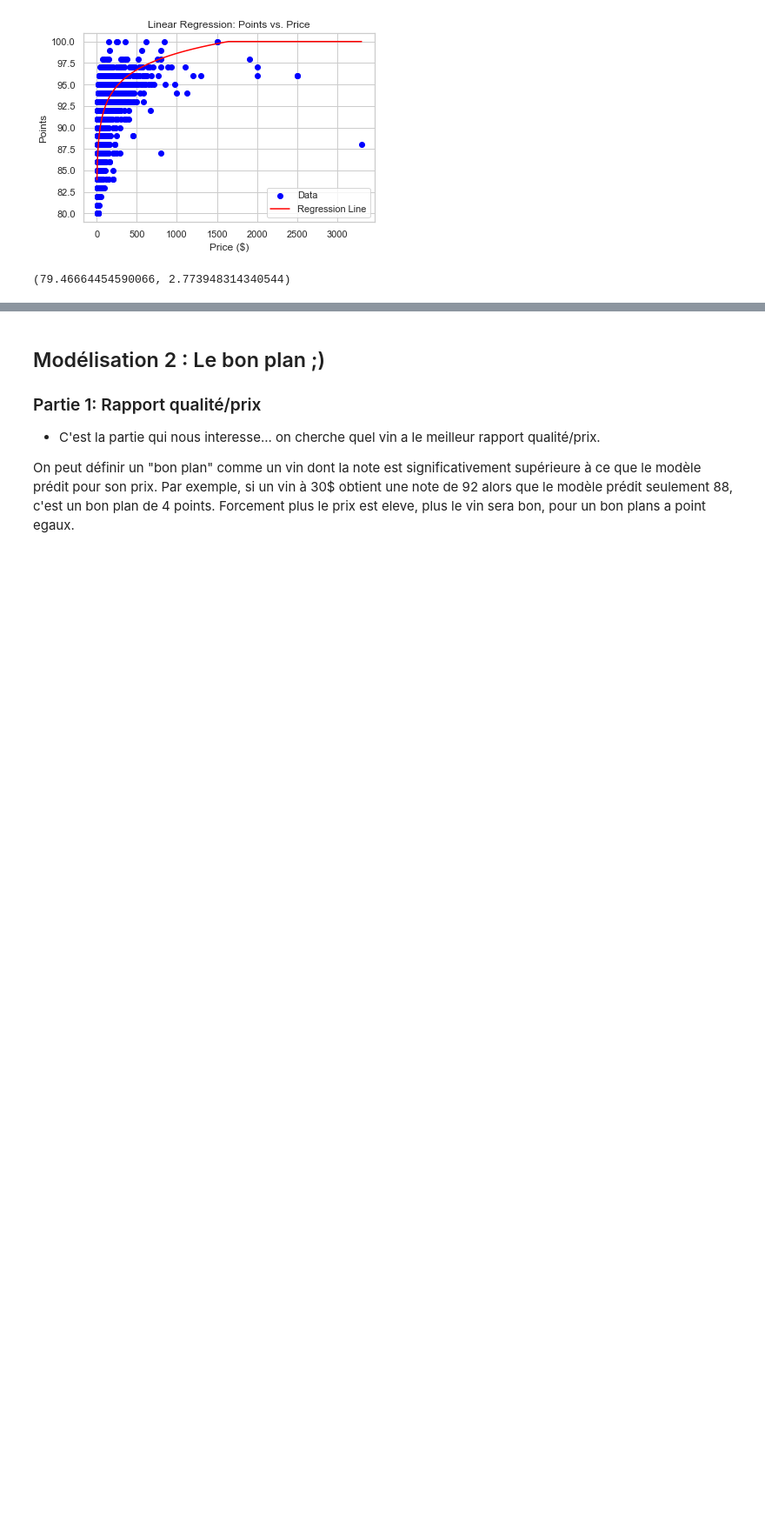
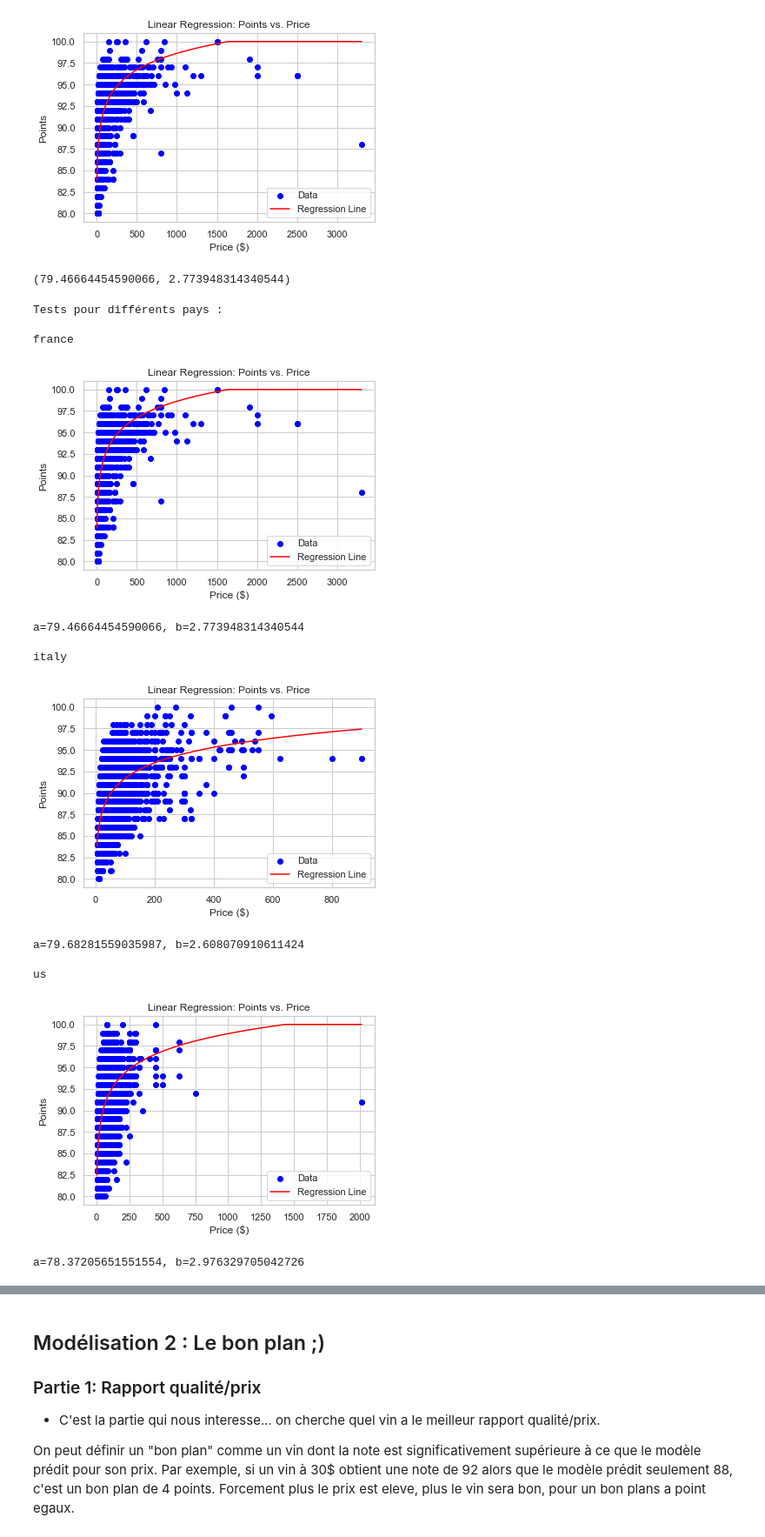
Before and after one commit to Tritri178/projet-data-2, a Jupyter notebook: notebook.ipynb, the cells around one changed output, grey strips where cells are left out. Shown at 87% size. Drawn from its saved outputs; the diff is of its cells as text; code cells hidden in the pictures; blank space fills up the shorter version.

```diff
--- a/notebook.ipynb
+++ b/notebook.ipynb
@@ -228,3 +229,33 @@ origine(data,pays,province)
 # %% [output]
 [figure]
 (79.46664454590066, 2.773948314340544)
+# %%
+print("Tests pour différents pays :")
+print()
+
+print('france')
+a,b =origine(data,"France")
+print(f'a={a}, b={b}')
+print()
+
+print('italy')
+a,b =origine(data,"Italy")
+print(f'a={a}, b={b}')
+print()
+print('us')
+a,b =origine(data,"US")
+print(f'a={a}, b={b}')
+# %% [output]
+Tests pour différents pays :
+
+france
+[figure, added]
+a=79.46664454590066, b=2.773948314340544
+
+italy
+[figure, added]
+a=79.68281559035987, b=2.608070910611424
+
+us
+[figure, added]
+a=78.37205651551554, b=2.976329705042726
```
Also changed, not shown: parts of 5 cells of this notebook.
